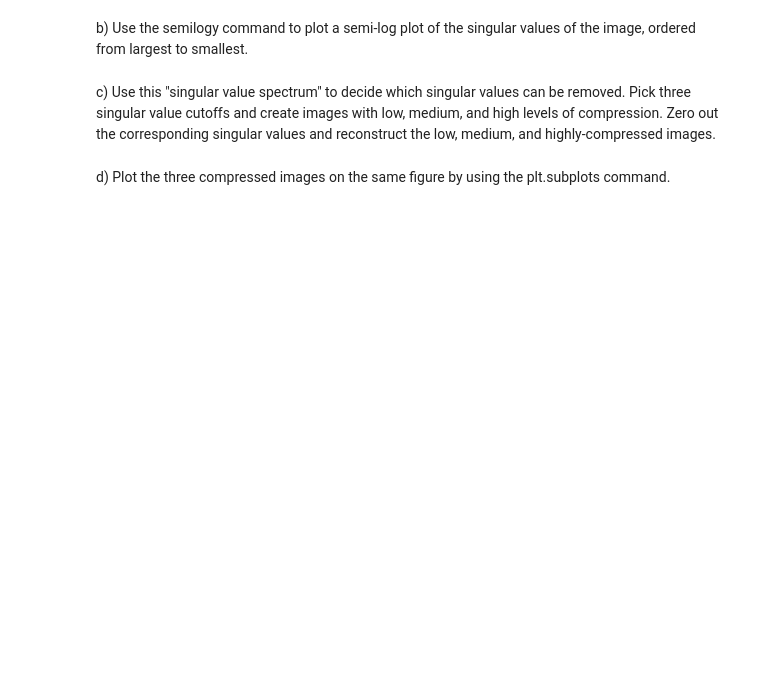
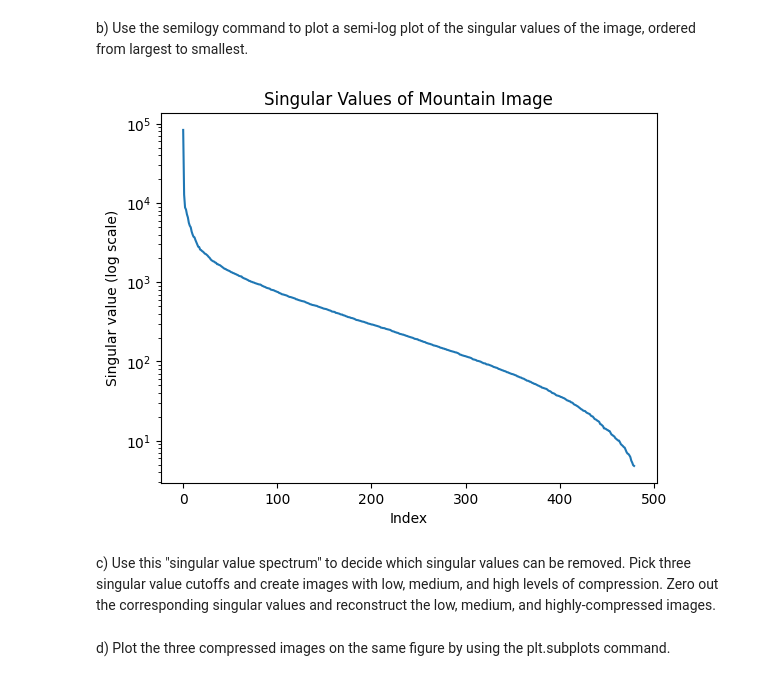
Before and after one commit to AlexAhitov/bme241-homework, a Jupyter notebook: HW3/241_W26_HW3_assignment.ipynb, the cells around one changed output. Drawn from its saved outputs; the diff is of its cells as text; code cells hidden in the pictures; blank space fills up the shorter version.

```diff
--- a/HW3/241_W26_HW3_assignment.ipynb
+++ b/HW3/241_W26_HW3_assignment.ipynb
@@ -153,2 +318,12 @@ import matplotlib.pyplot as plt
+# %%
+import matplotlib.pyplot as plt
+#Code Here
+plt.semilogy(s)
+plt.xlabel("Index")
+plt.ylabel("Singular value (log scale)")
+plt.title("Singular Values of Mountain Image")
+plt.show()
+# %% [output]
+[figure, added]
 # %% [markdown]
 c) Use this "singular value spectrum" to decide which singular values can be removed. Pick three singular value cutoffs and create images with low, medium, and high levels of compression. Zero out the corresponding singular values and reconstruct the low, medium, and highly-compressed images.
```
Also changed, not shown: parts of 38 cells of this notebook.
